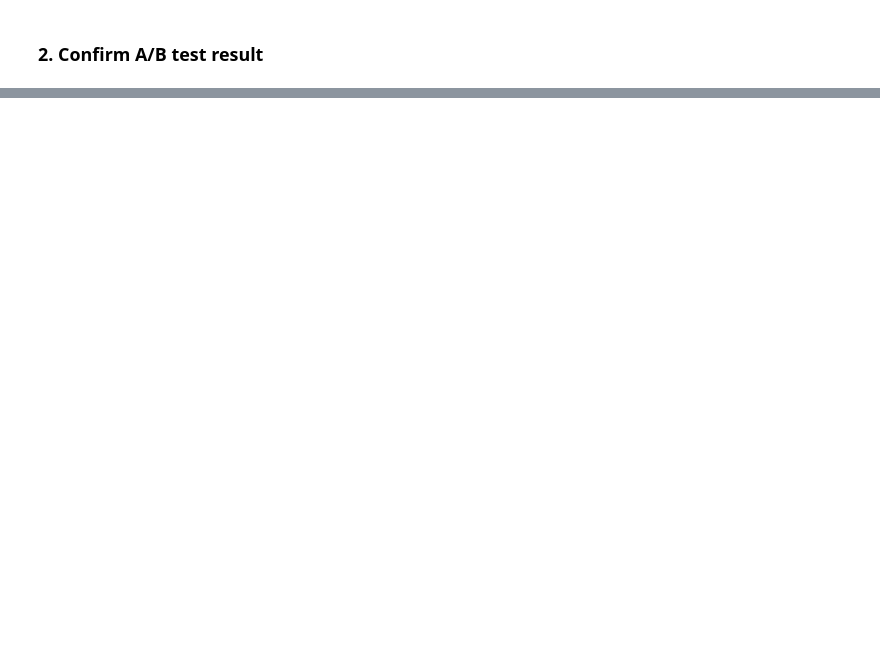
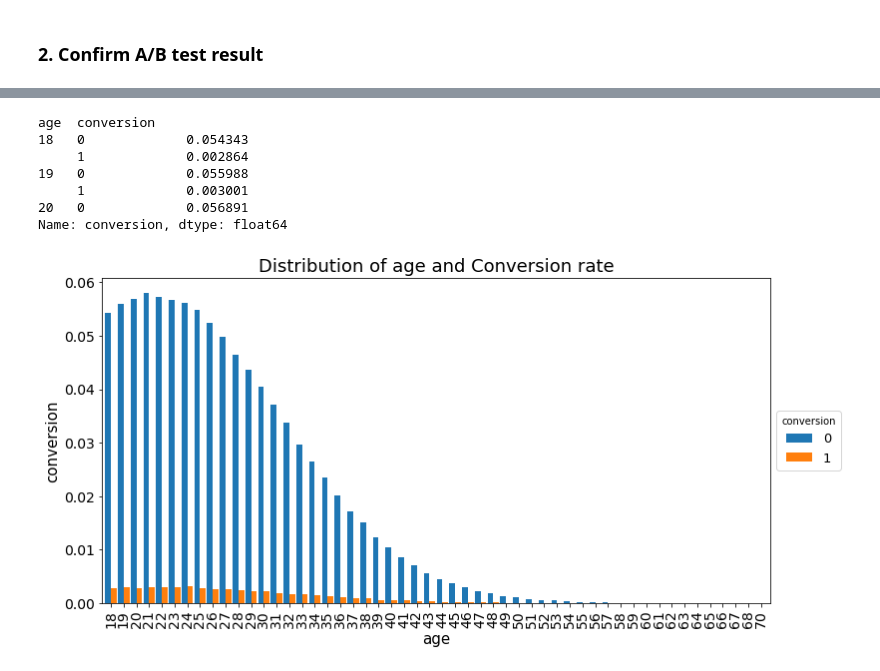
Before and after one commit to joyceft/TakeHomeDataChallenge, a Jupyter notebook: ABTesting/Spanish_ABtesting.ipynb, the cells around one changed output, grey strips where cells are left out. Drawn from its saved outputs; the diff is of its cells as text; code cells hidden in the pictures; blank space fills up the shorter version.

```diff
--- a/ABTesting/Spanish_ABtesting.ipynb
+++ b/ABTesting/Spanish_ABtesting.ipynb
@@ -285,0 +368,12 @@ Name: conversion, dtype: float64
+# %%
+# 2.3 Conversion rate in different age
+confirm_result(test_user, 'age')
+# %% [output]
+age  conversion
+18   0             0.054343
+     1             0.002864
+19   0             0.055988
+     1             0.003001
+20   0             0.056891
+Name: conversion, dtype: float64
+[figure, added]
```
Also changed, not shown: parts of 15 cells of this notebook.
